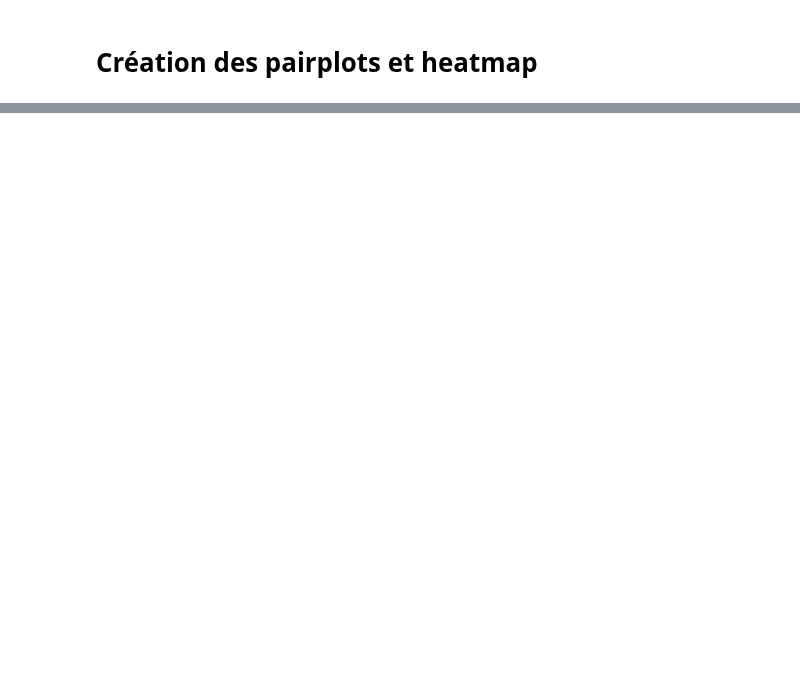
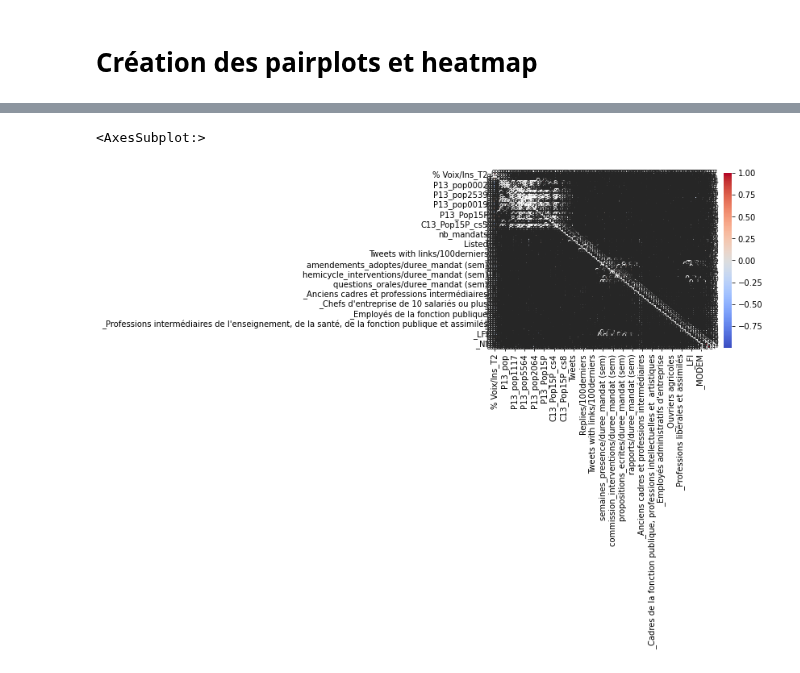
Before and after one commit to p-contamin/Prediction-de-l-activite-des-deputes-francais, a Jupyter notebook: 2. Data Viz/Graphiques de visualisation.ipynb, the cells around one changed output, grey strips where cells are left out. Cells and saved outputs as stored; diff of their text form; code cells hidden in the pictures; blank space fills up the shorter version.

Commit message:
Travail sur les corrélations
Premiers essais sur les corrélations entre les variables

```diff
--- a/2. Data Viz/Graphiques de visualisation.ipynb
+++ b/2. Data Viz/Graphiques de visualisation.ipynb
@@ -134,0 +78,13 @@ sns.heatmap(tab_final[names])
+# %%
+data_petit = tab_final.drop('nom', 1)
+df = data_petit.corr()
+sns.heatmap(data_petit.corr(), cmap='coolwarm', annot=True, fmt=".2f") #Permet de faire un premier tri dans les variables corrélées
+# %%
+data_plus_petit = data_petit.drop(columns= ['C13_H15P', 'C13_H15P_cs1', 'C13_H15P_cs2',
+ 'C13_H15P_cs3', 'C13_H15P_cs4', 'C13_H15P_cs5',
+ 'C13_H15P_cs6', 'C13_H15P_cs7', 'C13_H15P_cs8',
+ 'C13_F15P', 'C13_F15P_cs1', 'C13_F15P_cs2',
+ 'C13_F15P_cs3', 'C13_F15P_cs4', 'C13_F15P_cs5',
+ 'C13_F15P_cs6', 'C13_F15P_cs7', 'C13_F15P_cs8','P13_poph',
+ 'P13_h0019', 'P13_h2064', 'P13_h65p', 'P13_popf',
+ 'P13_f0019', 'P13_f2064', 'P13_f65p'])
@@ -134,0 +108,5 @@ sns.heatmap(tab_final[names])
+# %%
+sns.heatmap(data_plus_petit.corr(), cmap='coolwarm', annot=True, fmt=".2f")
+# %% [output]
+<AxesSubplot:>
+[figure, added]
```
Also changed, not shown: parts of 11 cells of this notebook, 1 other file.
